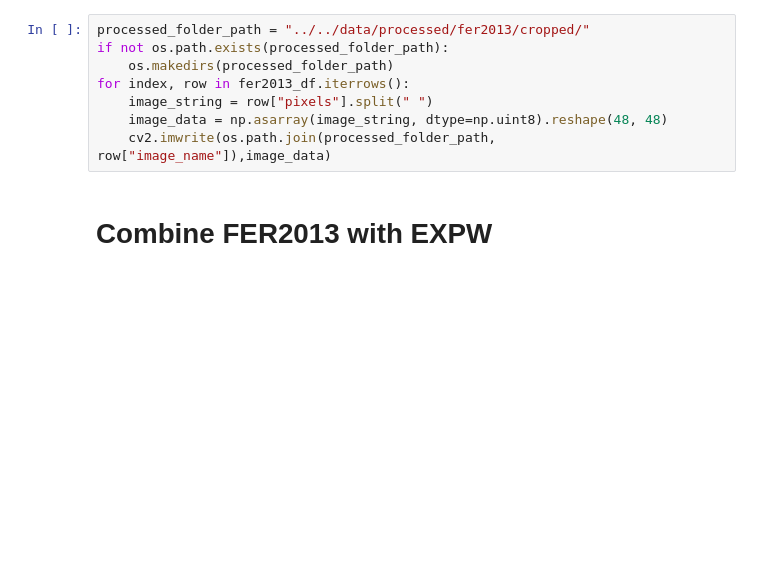
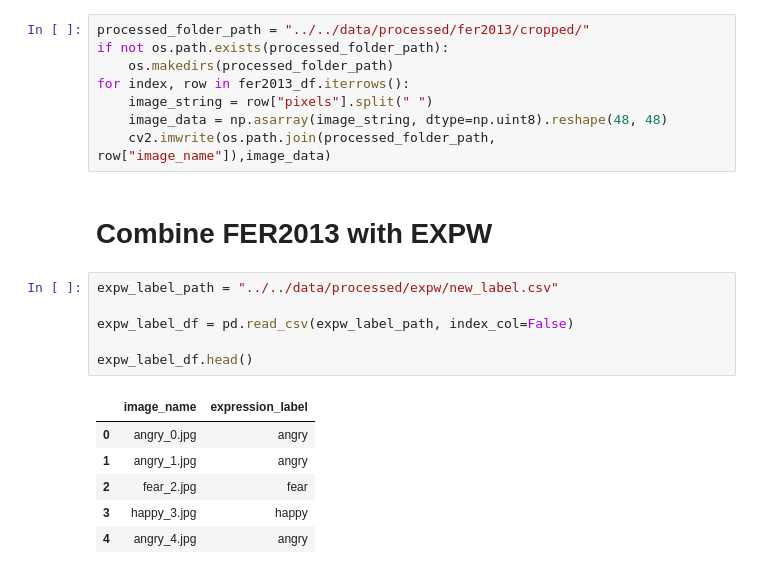
Before and after one commit to DSPRO2-Group-9/emotion_recognition, a Jupyter notebook: notebook/processing/combine_fer2013_expw.ipynb, the cells around one changed output. Drawn from its saved outputs; the diff is of its cells as text; blank space fills up the shorter version.

```diff
--- a/notebook/processing/combine_fer2013_expw.ipynb
+++ b/notebook/processing/combine_fer2013_expw.ipynb
@@ -57,3 +69,16 @@ for index, row in fer2013_df.iterrows():
     cv2.imwrite(os.path.join(processed_folder_path, row["image_name"]),image_data)
 # %% [markdown]
 # Combine FER2013 with EXPW
+# %%
+expw_label_path = "../../data/processed/expw/new_label.csv"
+
+expw_label_df = pd.read_csv(expw_label_path, index_col=False)
+
+expw_label_df.head()
+# %% [output]
+|  | image_name | expression_label |
+| 0 | angry_0.jpg | angry |
+| 1 | angry_1.jpg | angry |
+| 2 | fear_2.jpg | fear |
+| 3 | happy_3.jpg | happy |
+| 4 | angry_4.jpg | angry |
```
Also changed, not shown: parts of 15 cells of this notebook, 3 other files.
